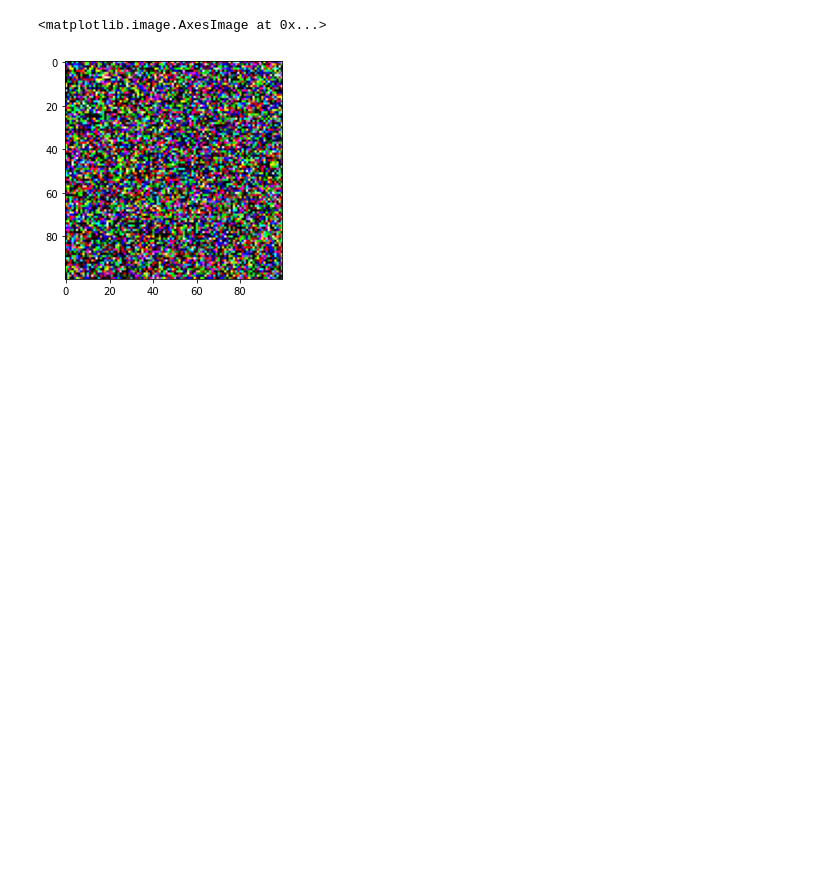
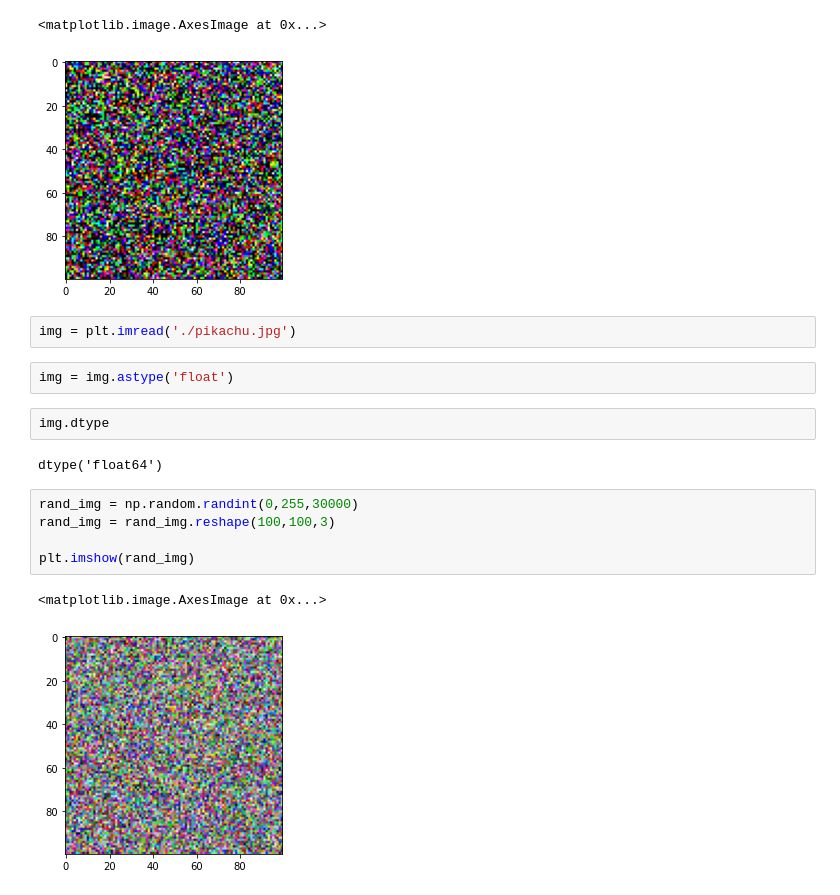
Before and after one commit to coding-blocks-archives/DSLVNov20, a Jupyter notebook: session 6/Matplotlib.ipynb, the cells around one changed output. Drawn from its saved outputs; the diff is of its cells as text; blank space fills up the shorter version.

Commit message:
add matplotlib

```diff
--- a/session 6/Matplotlib.ipynb
+++ b/session 6/Matplotlib.ipynb
@@ -174,3 +174,19 @@ plt.imshow(black_img)
 Clipping input data to the valid range for imshow with RGB data ([0..1] for floats or [0..255] for integers).
 <matplotlib.image.AxesImage at 0x...>
 [figure]
+# %%
+img = plt.imread('./pikachu.jpg')
+# %%
+img = img.astype('float')
+# %%
+img.dtype
+# %% [output]
+dtype('float64')
+# %%
+rand_img = np.random.randint(0,255,30000)
+rand_img = rand_img.reshape(100,100,3)
+
+plt.imshow(rand_img)
+# %% [output]
+<matplotlib.image.AxesImage at 0x...>
+[figure, added]
```
